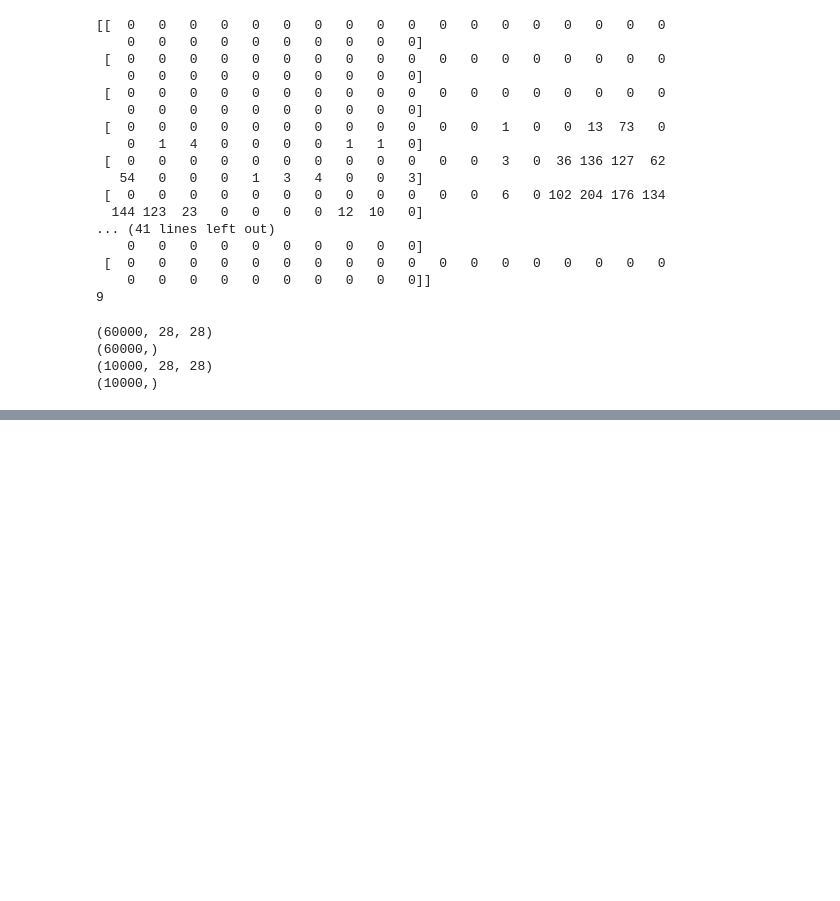
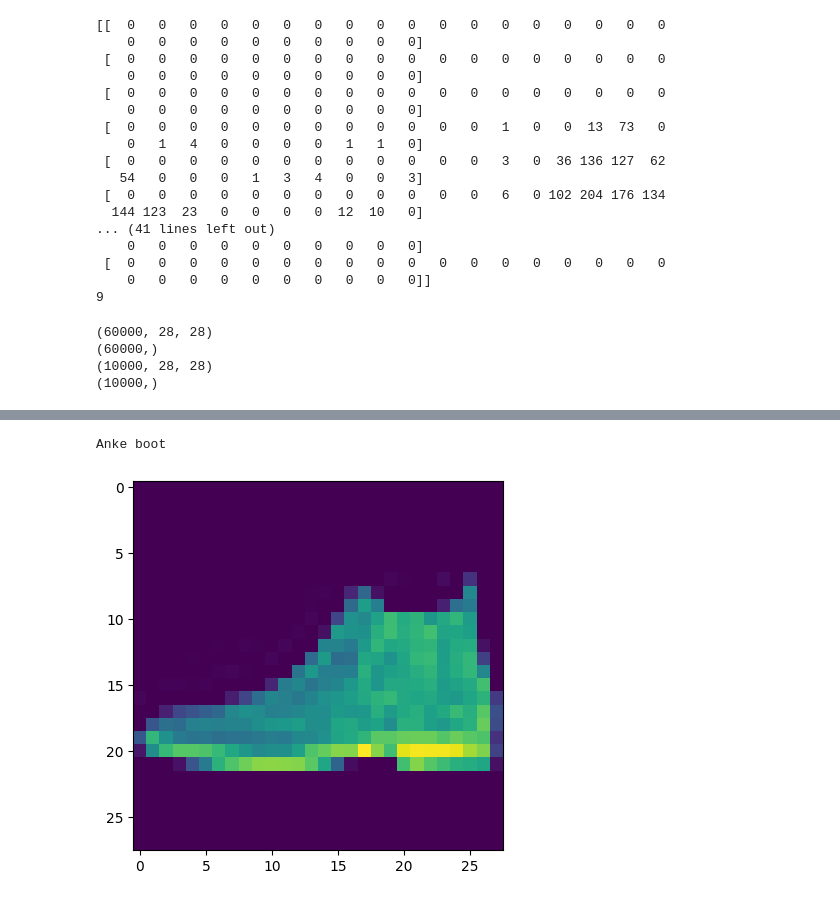
Before and after one commit to chlwnsxo00/fashion_mnist_dnn, a Jupyter notebook: Untitled0.ipynb, the cells around one changed output, grey strips where cells are left out. Cells and saved outputs as stored; diff of their text form; code cells hidden in the pictures; blank space fills up the shorter version.

```diff
--- a/Untitled0.ipynb
+++ b/Untitled0.ipynb
@@ -87,0 +156,6 @@ print(np.argmax(predictions[0]))
+# %%
+plt.imshow(test_images[0])
+print(class_names[test_labels[0]])
+# %% [output]
+Anke boot
+[figure, added]
```
Also changed, not shown: parts of 18 cells of this notebook.
